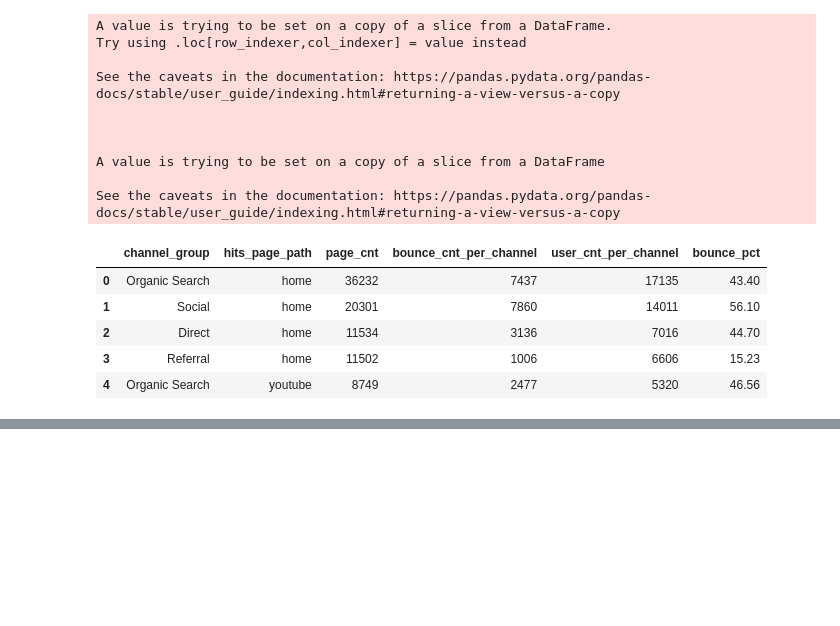
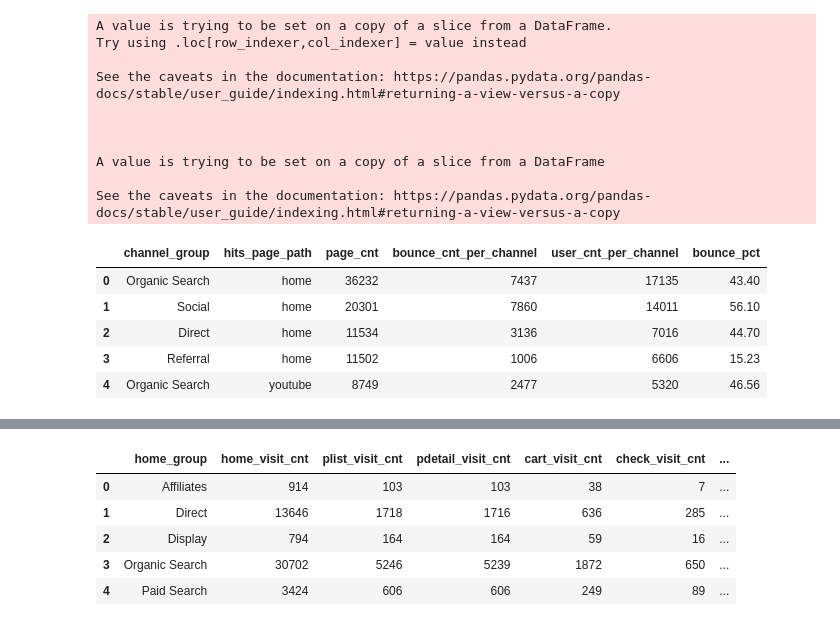
Before and after one commit to dj9678/Google_Ecommerce_Analysis, a Jupyter notebook: google ecommerce analysis.ipynb, the cells around one changed output, grey strips where cells are left out. Cells and saved outputs as stored; diff of their text form; code cells hidden in the pictures; blank space fills up the shorter version.

```diff
--- a/google ecommerce analysis.ipynb
+++ b/google ecommerce analysis.ipynb
@@ -1107,0 +1229,55 @@ fig.show()
+# %%
+# conversion funnel for past 30 days by channel
+
+query = """
+create table temp_funnel as
+select *
+from (
+	select a.*, b.visit_start_time, b.channel_group
+		, row_number() over (partition by a.visit_id, hits_action_type order by hits_seq) as action_seq
+	from hits a
+		join session b on a.visit_id = b.visit_id
+	where visit_start_time >= (to_date('2016-12-31', 'yyyy-mm-dd') - interval '30 days') and visit_start_time < to_date('2016-12-31', 'yyyy-mm-dd')
+	) as subquery
+where action_seq = 1
+;
+
+with
+temp_01 as (
+select visit_id, hits_type, hits_action_type, channel_group
+from temp_funnel a
+where a.hits_action_type = '0'
+),
+temp_02 as (
+select a.visit_id as home_visit_id, a.channel_group as home_group
+	, b.visit_id as plist_visit_id, b.channel_group as plist_group
+	, c.visit_id as pdetail_visit_id, c.channel_group as pdetail_group
+	, d.visit_id as cart_visit_id, d.channel_group as cart_group
+	, e.visit_id as check_visit_id, e.channel_group as check_group
+	, f.visit_id as pur_visit_id, f.channel_group as pur_group
+from temp_01 a
+	left join temp_funnel b on (a.visit_id = b.visit_id and b.hits_action_type = '1')
+	left join temp_funnel c on (b.visit_id = c.visit_id and c.hits_action_type = '2')
+	left join temp_funnel d on (c.visit_id = d.visit_id and d.hits_action_type = '3')
+	left join temp_funnel e on (d.visit_id = e.visit_id and e.hits_action_type = '5')
+	left join temp_funnel f on (e.visit_id = f.visit_id and f.hits_action_type = '6')
+)
+select home_group
+ 	, count(home_visit_id) as home_visit_cnt
+	, count(plist_visit_id) as plist_visit_cnt
+	, count(pdetail_visit_id) as pdetail_visit_cnt
+	, count(cart_visit_id) as cart_visit_cnt
+	, count(check_visit_id) as check_visit_cnt
+	, count(pur_visit_id) as purchase_visit_cnt
+from temp_02
+group by home_group;
+"""
+df_funnel = pd.read_sql_query(sql=query, con=postgres_engine)
+df_funnel.head()
+# %% [output]
+|  | home_group | home_visit_cnt | plist_visit_cnt | pdetail_visit_cnt | cart_visit_cnt | check_visit_cnt | ... |
+| 0 | Affiliates | 914 | 103 | 103 | 38 | 7 | ... |
+| 1 | Direct | 13646 | 1718 | 1716 | 636 | 285 | ... |
+| 2 | Display | 794 | 164 | 164 | 59 | 16 | ... |
+| 3 | Organic Search | 30702 | 5246 | 5239 | 1872 | 650 | ... |
+| 4 | Paid Search | 3424 | 606 | 606 | 249 | 89 | ... |
```
Also changed, not shown: parts of 8 cells of this notebook.
